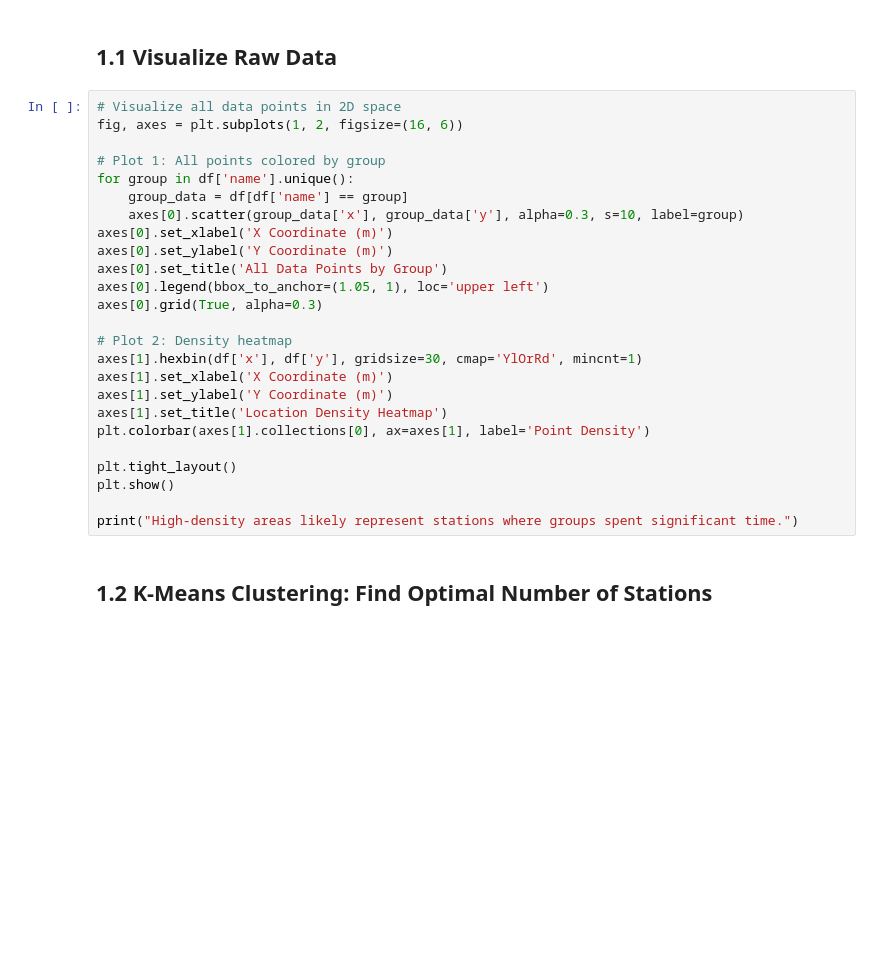
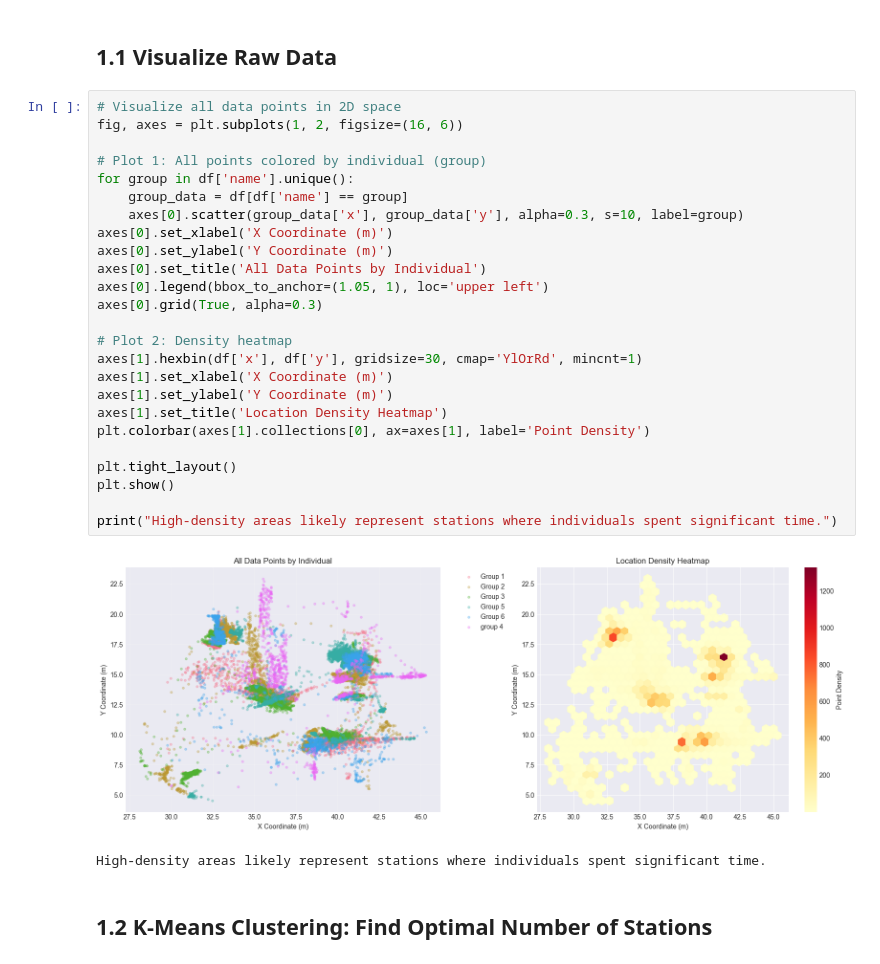
Before and after one commit to NonExstnt/COS4-RTLS, a Jupyter notebook: notebooks/phase1_station_detection.ipynb, the cells around one changed output. Cells and saved outputs as stored; diff of their text form; blank space fills up the shorter version.

```diff
--- a/notebooks/phase1_station_detection.ipynb
+++ b/notebooks/phase1_station_detection.ipynb
@@ -89,28 +145,31 @@ print(df.groupby('name').size().to_frame('count'))
 # %%
 # Visualize all data points in 2D space
 fig, axes = plt.subplots(1, 2, figsize=(16, 6))
 
-# Plot 1: All points colored by group
+# Plot 1: All points colored by individual (group)
 for group in df['name'].unique():
     group_data = df[df['name'] == group]
     axes[0].scatter(group_data['x'], group_data['y'], alpha=0.3, s=10, label=group)
 axes[0].set_xlabel('X Coordinate (m)')
 axes[0].set_ylabel('Y Coordinate (m)')
-axes[0].set_title('All Data Points by Group')
+axes[0].set_title('All Data Points by Individual')
 axes[0].legend(bbox_to_anchor=(1.05, 1), loc='upper left')
 axes[0].grid(True, alpha=0.3)
 
 # Plot 2: Density heatmap
 axes[1].hexbin(df['x'], df['y'], gridsize=30, cmap='YlOrRd', mincnt=1)
 axes[1].set_xlabel('X Coordinate (m)')
 axes[1].set_ylabel('Y Coordinate (m)')
 axes[1].set_title('Location Density Heatmap')
 plt.colorbar(axes[1].collections[0], ax=axes[1], label='Point Density')
 
 plt.tight_layout()
 plt.show()
 
-print("High-density areas likely represent stations where groups spent significant time.")
+print("High-density areas likely represent stations where individuals spent significant time.")
+# %% [output]
+[figure, added]
+High-density areas likely represent stations where individuals spent significant time.
 # %% [markdown]
 ## 1.2 K-Means Clustering: Find Optimal Number of Stations
 # %%
```
Also changed, not shown: parts of 18 cells of this notebook, 2 other files.
